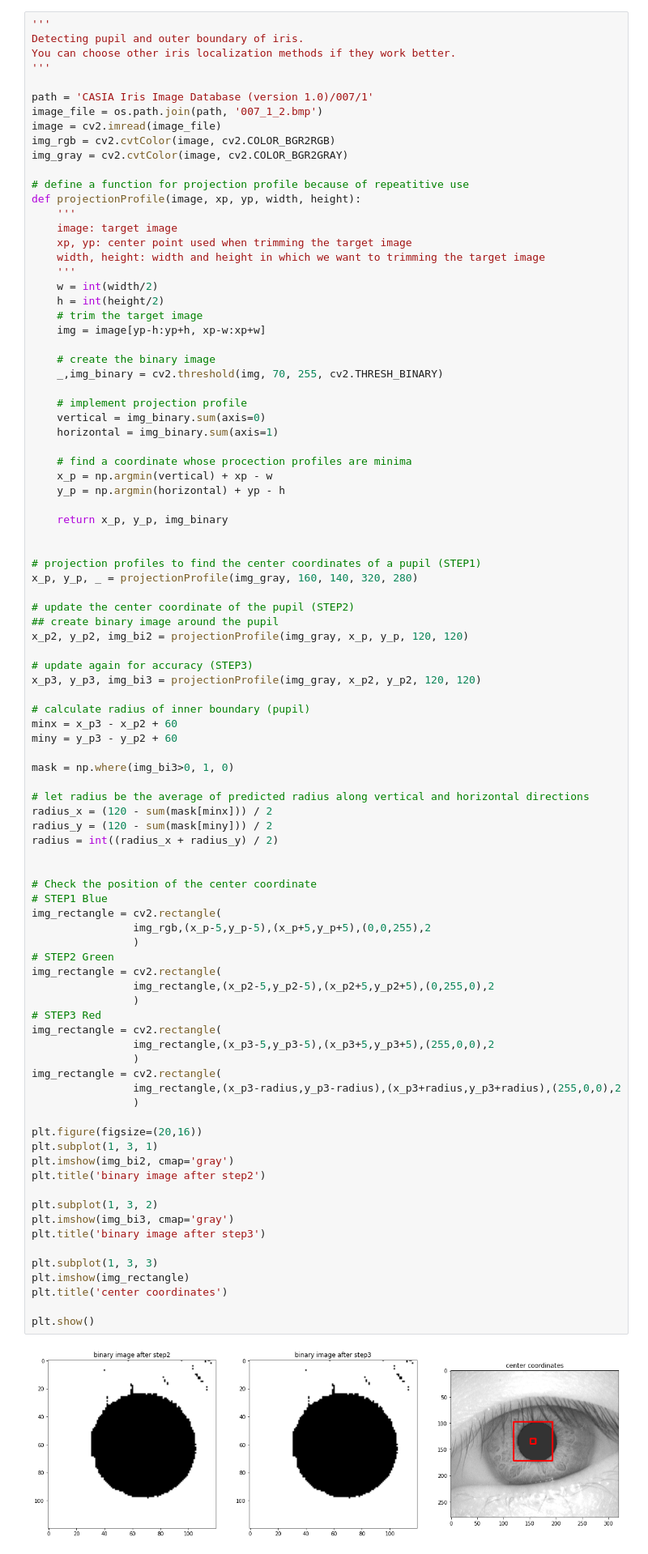
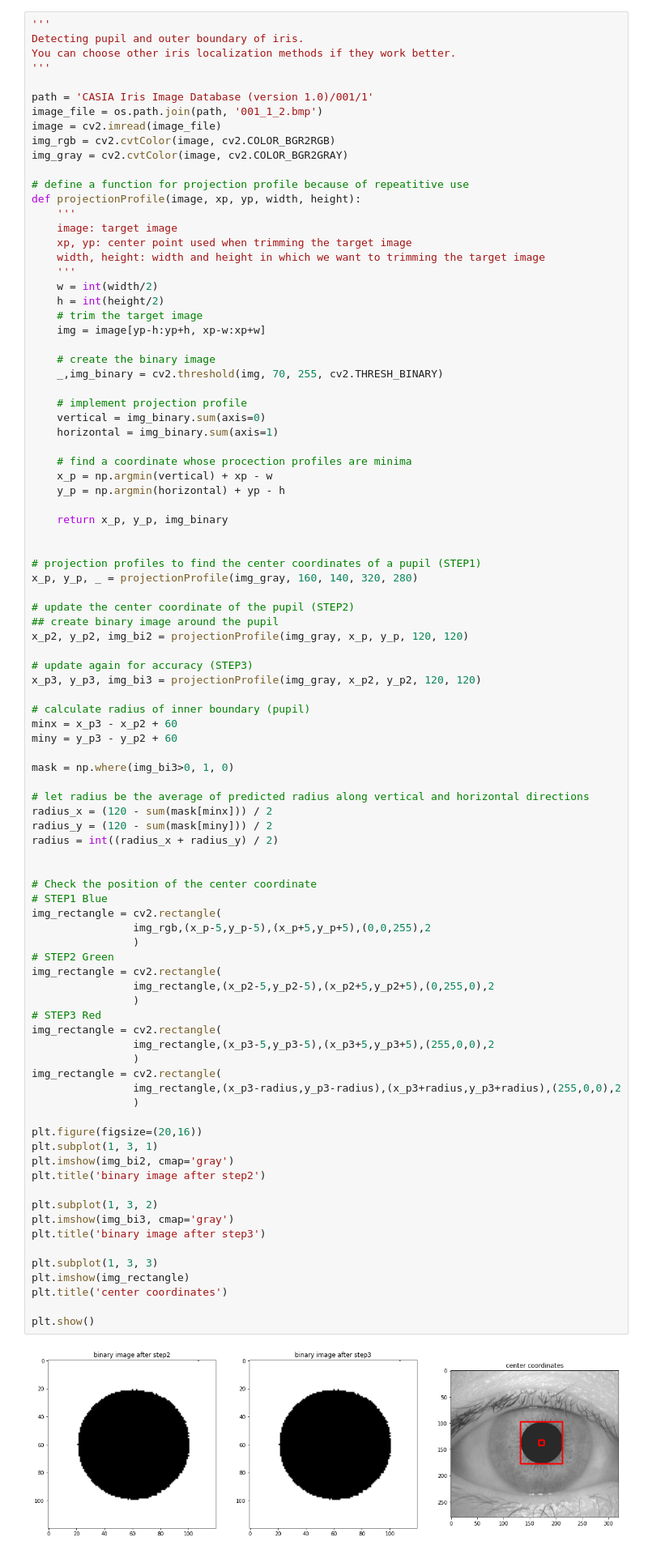
Before and after one commit to QifanJiang/Iris-Recognization-Project, a Jupyter notebook: localization_dev.ipynb, the cells around one changed output. Shown: that part at 81% size. Saved outputs shown, nothing was run; the diff lists cells and outputs as text.

```diff
--- a/localization_dev.ipynb
+++ b/localization_dev.ipynb
@@ -14,8 +13,8 @@ Detecting pupil and outer boundary of iris.
 You can choose other iris localization methods if they work better.
 '''
 
-path = 'CASIA Iris Image Database (version 1.0)/007/1'
-image_file = os.path.join(path, '007_1_2.bmp')
+path = 'CASIA Iris Image Database (version 1.0)/001/1'
+image_file = os.path.join(path, '001_1_2.bmp')
 image = cv2.imread(image_file)
 img_rgb = cv2.cvtColor(image, cv2.COLOR_BGR2RGB)
 img_gray = cv2.cvtColor(image, cv2.COLOR_BGR2GRAY)
@@ -73,34 +72,34 @@ radius = int((radius_x + radius_y) / 2)
 img_rectangle = cv2.rectangle(
                 img_rgb,(x_p-5,y_p-5),(x_p+5,y_p+5),(0,0,255),2
                 )
 # STEP2 Green
 img_rectangle = cv2.rectangle(
                 img_rectangle,(x_p2-5,y_p2-5),(x_p2+5,y_p2+5),(0,255,0),2
                 )
 # STEP3 Red
 img_rectangle = cv2.rectangle(
                 img_rectangle,(x_p3-5,y_p3-5),(x_p3+5,y_p3+5),(255,0,0),2
                 )
 img_rectangle = cv2.rectangle(
                 img_rectangle,(x_p3-radius,y_p3-radius),(x_p3+radius,y_p3+radius),(255,0,0),2
                 )
 
 plt.figure(figsize=(20,16))
 plt.subplot(1, 3, 1)
 plt.imshow(img_bi2, cmap='gray')
 plt.title('binary image after step2')
 
 plt.subplot(1, 3, 2)
 plt.imshow(img_bi3, cmap='gray')
 plt.title('binary image after step3')
 
 plt.subplot(1, 3, 3)
 plt.imshow(img_rectangle)
 plt.title('center coordinates')
 
 plt.show()
 # %% [output]
-[figure, old version]
+[figure, new version]
 # %%
 # detect inner boundary (pupil) using Hough Transform
 
```
Also changed, not shown: parts of 3 cells of this notebook, 8 other files.
